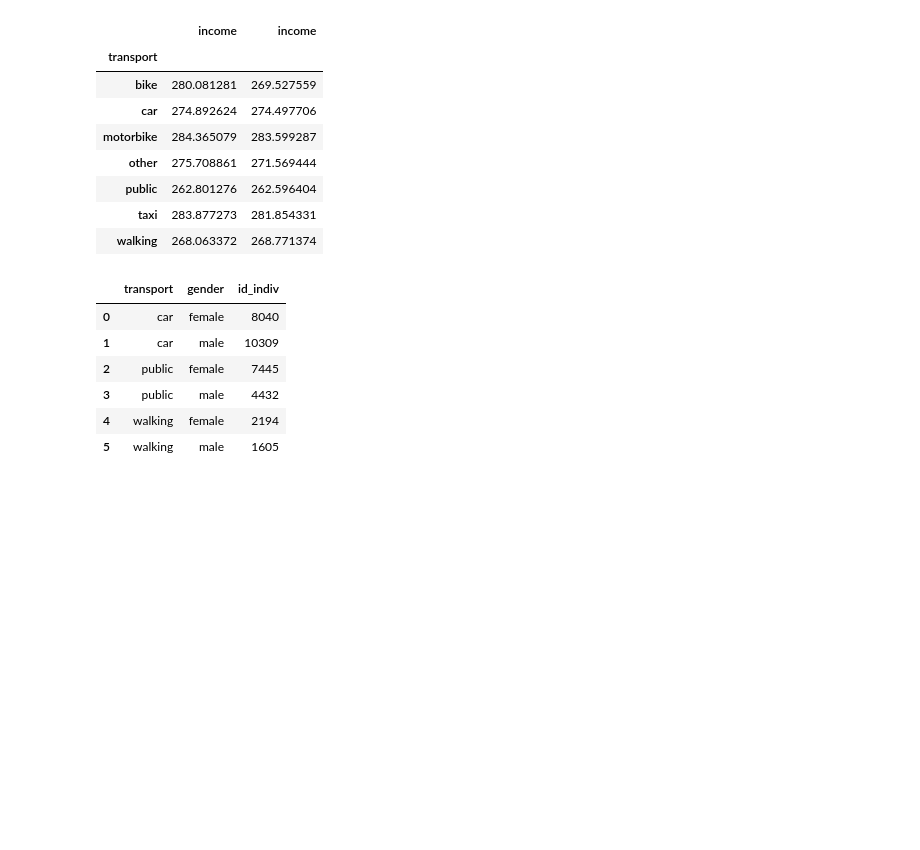
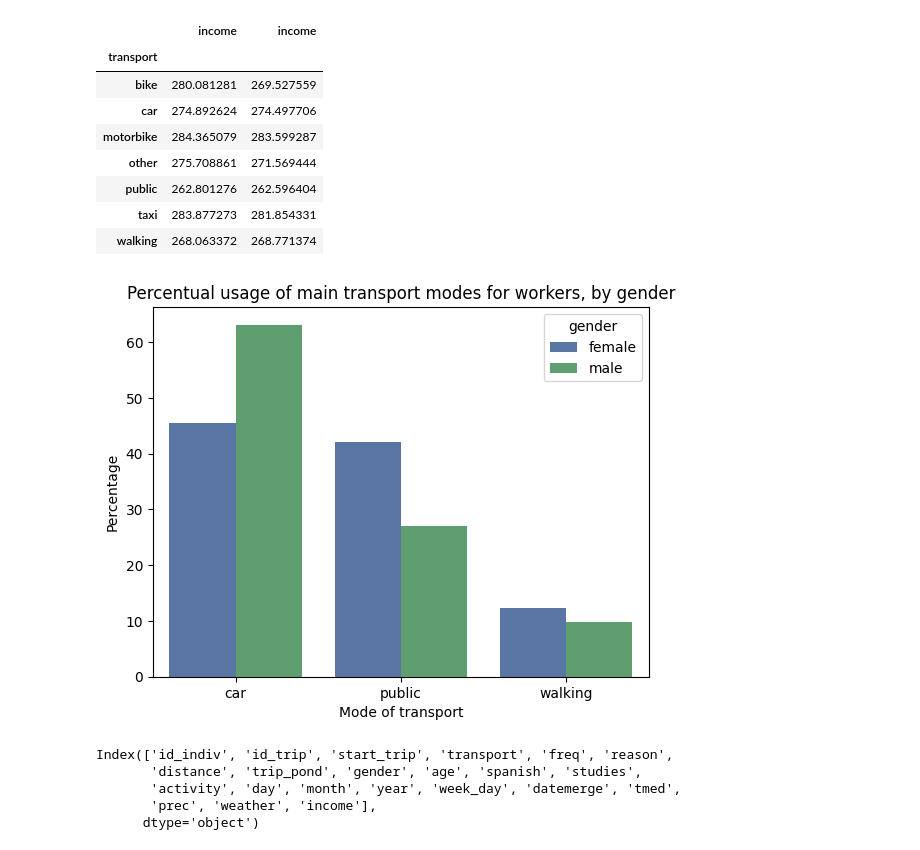
Before and after one commit to RauGarGom/madrid_transp_renta, a Jupyter notebook: precode.ipynb, the cells around one changed output. Cells and saved outputs as stored; diff of their text form; code cells hidden in the pictures; blank space fills up the shorter version.

```diff
--- a/precode.ipynb
+++ b/precode.ipynb
@@ -71,13 +69,25 @@ transp_medians
 # %%
 ### TODO: Hypo 2
 ### TODO: Debería poder utilizar corr aquí
+plt.style.use('seaborn-v0_8-deep')
 df_transp_2 = df_transp[(df_transp["weather"] == "dry") & (df_transp["reason"] == "work") & (df_transp["transport"].isin(["car","public","walking"]))]
-df_transp_2.groupby(['transport','gender'])['id_indiv'].count().reset_index()
+df_transp_2 = df_transp_2.groupby(['transport','gender'])[['id_indiv']].count().unstack()
+df_transp_2 = round(df_transp_2/df_transp_2.sum()*100,1).stack(future_stack=True).reset_index()
+df_transp_2
+plt.figure()
+sns.barplot(data=df_transp_2,x='transport',y='id_indiv',hue='gender',errorbar=None)
+plt.title("Percentual usage of main transport modes for workers, by gender")
+plt.xlabel("Mode of transport")
+plt.ylabel("Percentage")
+plt.savefig('./img/plots/bars/percen_transport_workers_gender.png')
+plt.show();
 # %% [output]
-|  | transport | gender | id_indiv |
-| 0 | car | female | 8040 |
-| 1 | car | male | 10309 |
-| 2 | public | female | 7445 |
-| 3 | public | male | 4432 |
-| 4 | walking | female | 2194 |
-| 5 | walking | male | 1605 |
+[figure, added]
+# %%
+df_transp.columns
+# %% [output]
+Index(['id_indiv', 'id_trip', 'start_trip', 'transport', 'freq', 'reason',
+       'distance', 'trip_pond', 'gender', 'age', 'spanish', 'studies',
+       'activity', 'day', 'month', 'year', 'week_day', 'datemerge', 'tmed',
+       'prec', 'weather', 'income'],
+      dtype='object')
```
Also changed, not shown: parts of 1 cell of this notebook, 12 other files.
